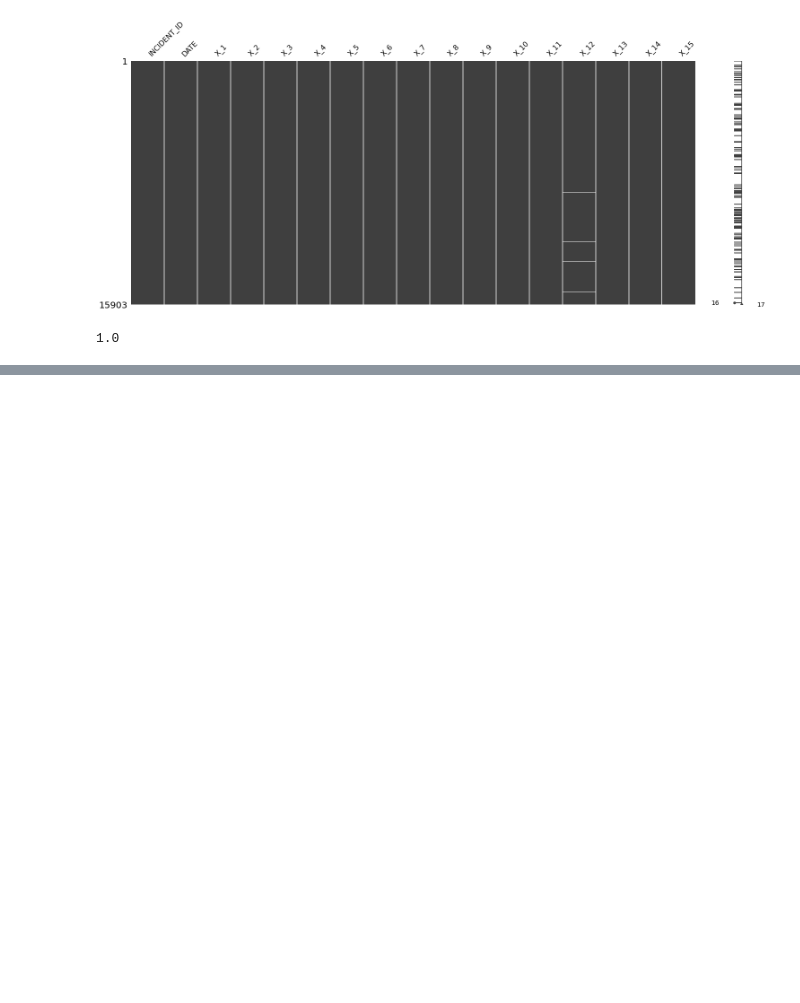
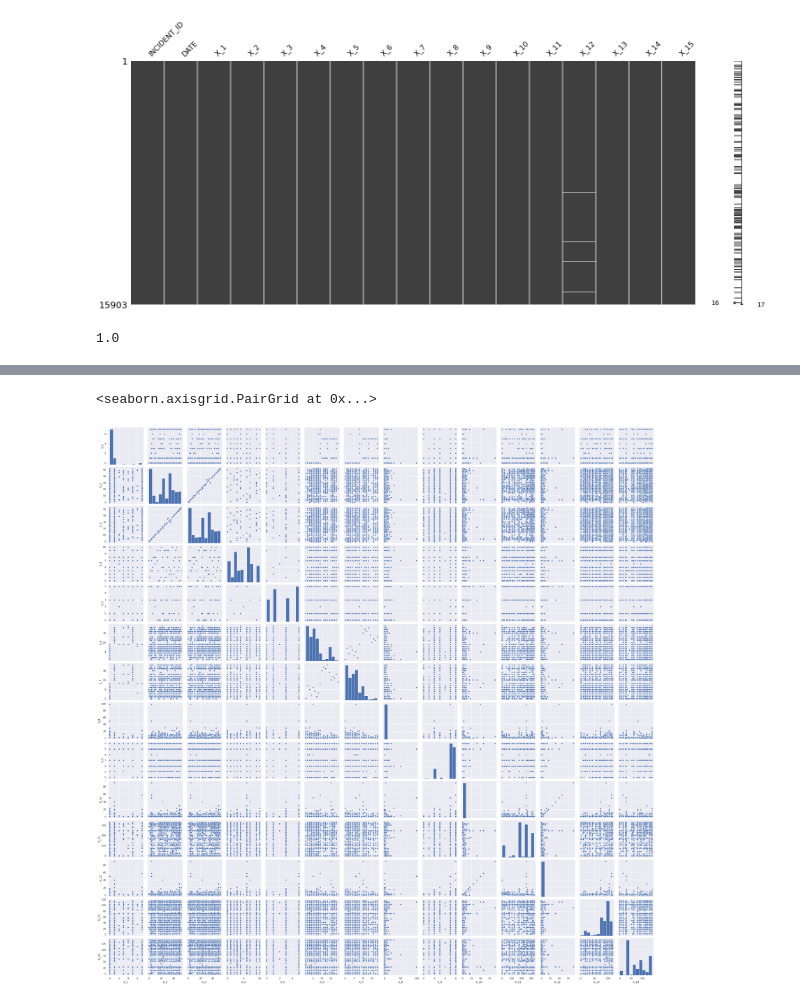
Before and after one commit to shobhitsundriyal/f_challenges, a Jupyter notebook: HE_NDS.ipynb, the cells around one changed output, grey strips where cells are left out. Drawn from its saved outputs; the diff is of its cells as text; code cells hidden in the pictures; blank space fills up the shorter version.

```diff
--- a/HE_NDS.ipynb
+++ b/HE_NDS.ipynb
@@ -235,0 +300,3 @@ KeyboardInterrupt: ignored
+# %%
+sns.pairplot(train_df.iloc[:, 2:-2])
+# %% [output]
@@ -235,0 +305,2 @@ KeyboardInterrupt: ignored
+<seaborn.axisgrid.PairGrid at 0x...>
+[figure, added]
```
Also changed, not shown: parts of 32 cells of this notebook.
